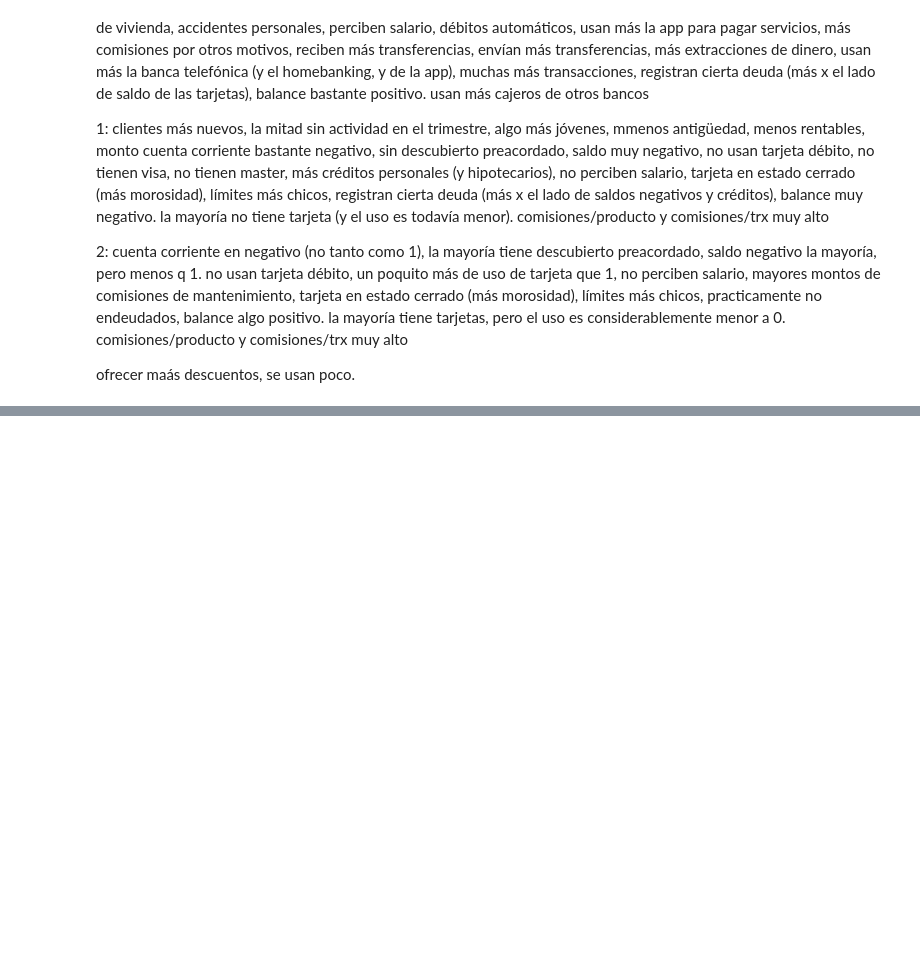
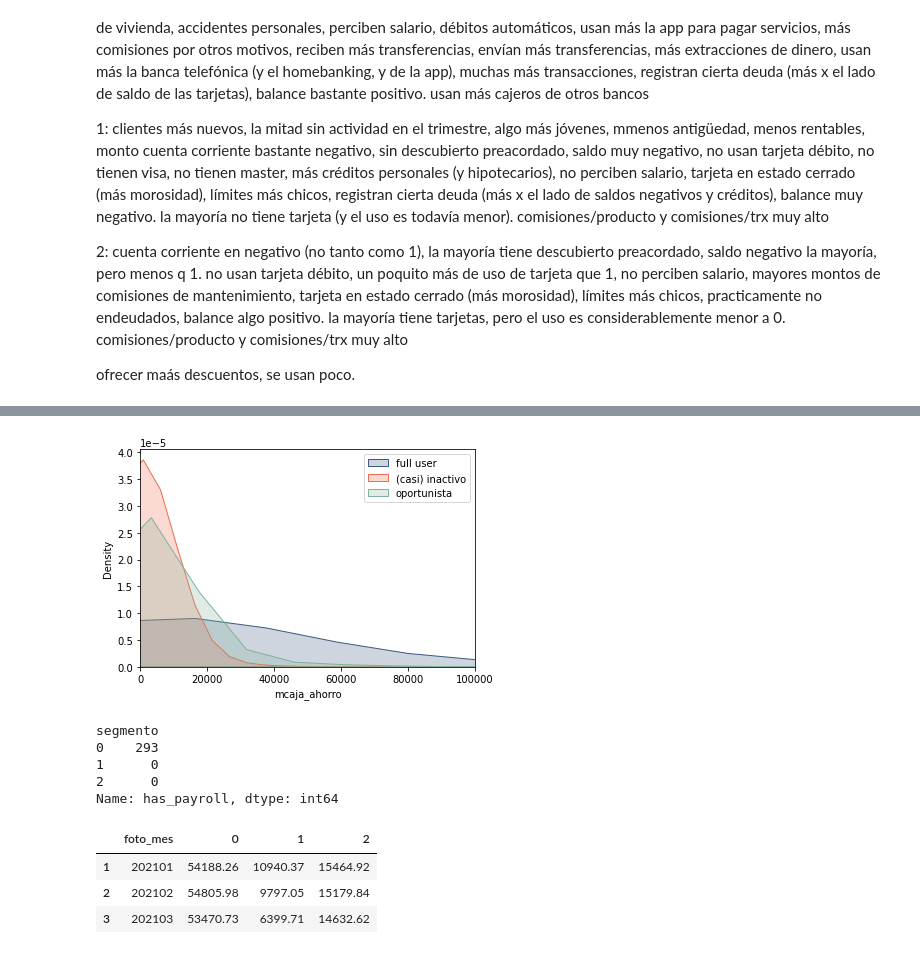
Before and after one commit to lhtrevisani/labo, a Jupyter notebook: src/monday/z1001_SHAP.ipynb, the cells around one changed output, grey strips where cells are left out. Cells and saved outputs as stored; diff of their text form; code cells hidden in the pictures; blank space fills up the shorter version.

```diff
--- a/src/monday/z1001_SHAP.ipynb
+++ b/src/monday/z1001_SHAP.ipynb
@@ -335,0 +434,26 @@ mrentabilidad  (variable importante)
+# %%
+fig = sns.kdeplot(Xbajas.loc[Xbajas['segmento'] == 0, "mcaja_ahorro"], shade=True, color="C0", label = 'full user')
+fig = sns.kdeplot(Xbajas.loc[Xbajas['segmento'] == 1, "mcaja_ahorro"], shade=True, color="C1", label = '(casi) inactivo')
+fig = sns.kdeplot(Xbajas.loc[Xbajas['segmento'] == 2, "mcaja_ahorro"], shade=True, color="C2", label = 'oportunista')
+plt.xlim(0,100000)
+plt.legend()
+plt.show()
+# %% [output]
+[figure, added]
+# %%
+Xbajas.groupby('segmento').has_payroll.sum()
+# %% [output]
+segmento
+0    293
+1      0
+2      0
+Name: has_payroll, dtype: int64
+# %%
+tabla = pivot.reset_index()
+tabla = tabla[['segmento', 202101, 202102, 202103 ]]
+tabla.T.reset_index().iloc[1:,]
+# %% [output]
+|  | foto_mes | 0 | 1 | 2 |
+| 1 | 202101 | 54188.26 | 10940.37 | 15464.92 |
+| 2 | 202102 | 54805.98 | 9797.05 | 15179.84 |
+| 3 | 202103 | 53470.73 | 6399.71 | 14632.62 |
```
Also changed, not shown: parts of 21 cells of this notebook.
